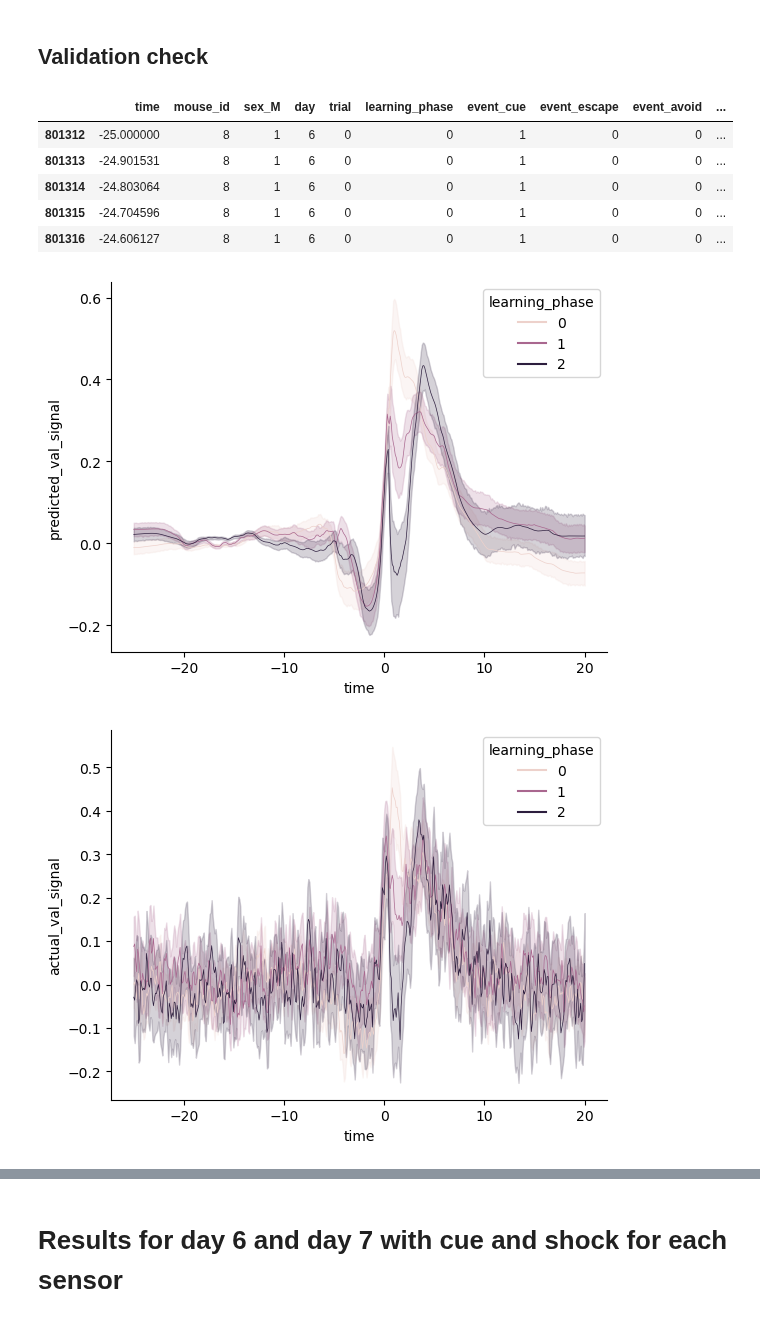
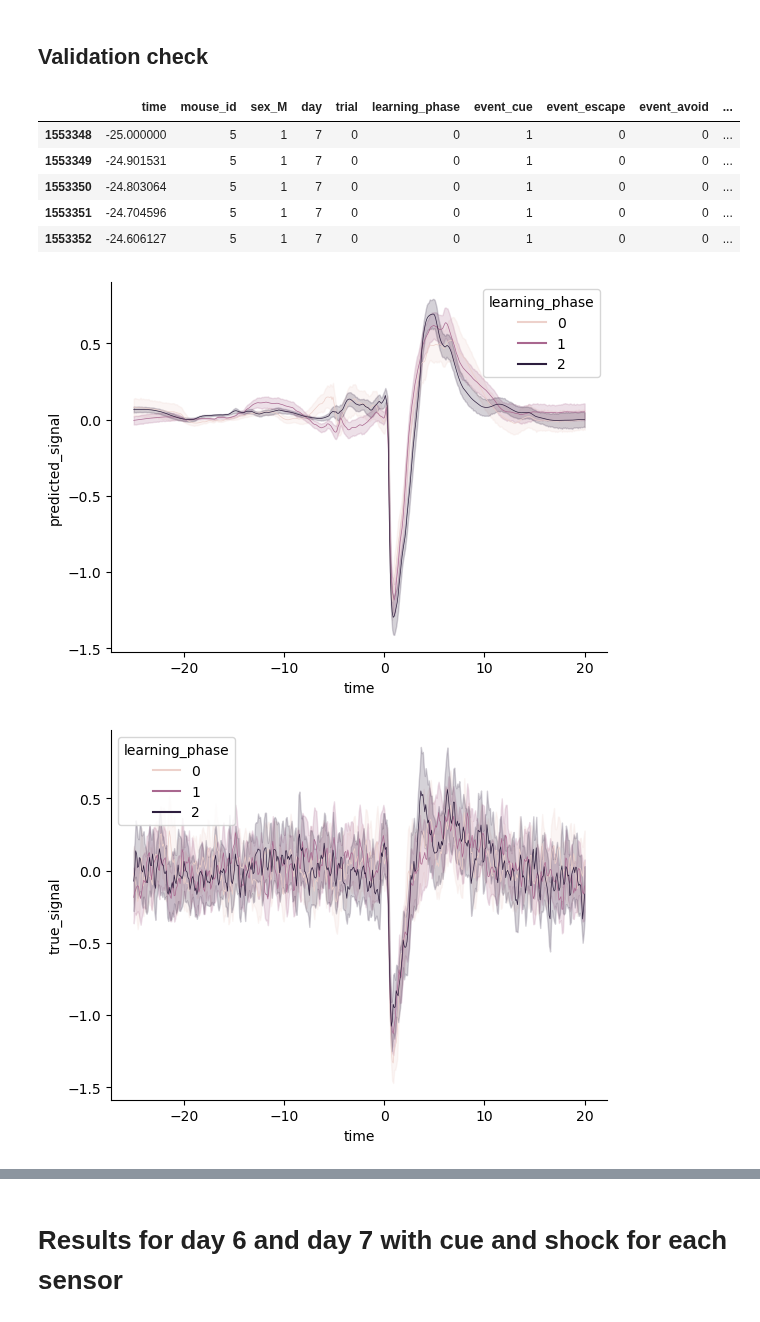
Before and after one commit to Mschaid/ENIGMA, a Jupyter notebook: notebooks/reports/binned_trial_exp_01.ipynb, the cells around one changed output, grey strips where cells are left out. Cells and saved outputs as stored; diff of their text form; code cells hidden in the pictures.

Commit message:
more plotting

```diff
--- a/notebooks/reports/binned_trial_exp_01.ipynb
+++ b/notebooks/reports/binned_trial_exp_01.ipynb
@@ -54,6 +54,8 @@ no_bins_path = os.path.join(PATH_TO_MODELS, 'dropped_binned_trials')
 
 control_model = tf.keras.models.load_model(control_path)
 dropped_bins_model = tf.keras.models.load_model(no_bins_path)
+control_model.compile()
+dropped_bins_model.compile()
 
 
 models = [control_model, dropped_bins_model]
@@ -127,0 +127,3 @@ data, no_bin_features, target, day_cut_off=6, feature_to_drop='learning_phase')
+# %%
+y_control_pred = control_model.predict(X_test)
+y_dropped_pred = dropped_bins_model.predict(X_test_dropped)
@@ -138,21 +141,22 @@ Could not load symbol cublasGetSmCountTarget from libcublas.so.11. Error: /home/
 # %% [markdown]
 ## Validation check
 # %%
-control_validation_data= X_val.assign(predicted_val_signal=y_val_pred,
-                                              actual_val_signal=y_val)
-control_validation_data.query("sex_M==1 & event_cue==1 & sensor_DA==1").head()
+full_test_data= X_test.assign(predicted_signal= y_control_pred,
+                                              true_signal=y_test)
+test_data_query = full_test_data.query("sex_M==1 & event_cue==1 & sensor_DA==1")
+test_data_query.head()
 # %% [output]
 |  | time | mouse_id | sex_M | day | trial | learning_phase | event_cue | event_escape | event_avoid | ... |
-| 801312 | -25.000000 | 8 | 1 | 6 | 0 | 0 | 1 | 0 | 0 | ... |
-| 801313 | -24.901531 | 8 | 1 | 6 | 0 | 0 | 1 | 0 | 0 | ... |
-| 801314 | -24.803064 | 8 | 1 | 6 | 0 | 0 | 1 | 0 | 0 | ... |
-| 801315 | -24.704596 | 8 | 1 | 6 | 0 | 0 | 1 | 0 | 0 | ... |
-| 801316 | -24.606127 | 8 | 1 | 6 | 0 | 0 | 1 | 0 | 0 | ... |
+| 1553348 | -25.000000 | 5 | 1 | 7 | 0 | 0 | 1 | 0 | 0 | ... |
+| 1553349 | -24.901531 | 5 | 1 | 7 | 0 | 0 | 1 | 0 | 0 | ... |
+| 1553350 | -24.803064 | 5 | 1 | 7 | 0 | 0 | 1 | 0 | 0 | ... |
+| 1553351 | -24.704596 | 5 | 1 | 7 | 0 | 0 | 1 | 0 | 0 | ... |
+| 1553352 | -24.606127 | 5 | 1 | 7 | 0 | 0 | 1 | 0 | 0 | ... |
 # %%
 
 
 
-sns.lineplot(data = control_validation_data, x = 'time', y = 'predicted_val_signal', linewidth = 0.5, hue='learning_phase')
+sns.lineplot(data = test_data_query, x = 'time', y = 'predicted_signal', linewidth = 0.5, hue='learning_phase')
 # sns.lineplot(data = control_validation_data, x = 'time', y = 'actual_val_signal', label = 'actual', linewidth = 0.5, hue='learning_phase')
 
 sns.despine()
@@ -163,11 +167,11 @@ sns.despine()
 # plt.set_xlabel('Time (s)')
 # legend = plt.legend(loc = "upper left", fontsize = 8, frameon = False)
 # %% [output]
-[figure, old version]
+[figure, new version]
 # %%
-sns.lineplot(data = control_validation_data, x = 'time', y = 'actual_val_signal', linewidth = 0.5, hue='learning_phase')
+sns.lineplot(data = test_data_query, x = 'time', y = 'true_signal', linewidth = 0.5, hue='learning_phase')
 # sns.lineplot(data = control_validation_data, x = 'time', y = 'actual_val_signal', label = 'actual', linewidth = 0.5, hue='learning_phase')
 
 sns.despine()
 # %% [output]
-[figure, old version]
+[figure, new version]
```
Also changed, not shown: parts of 7 cells of this notebook.
